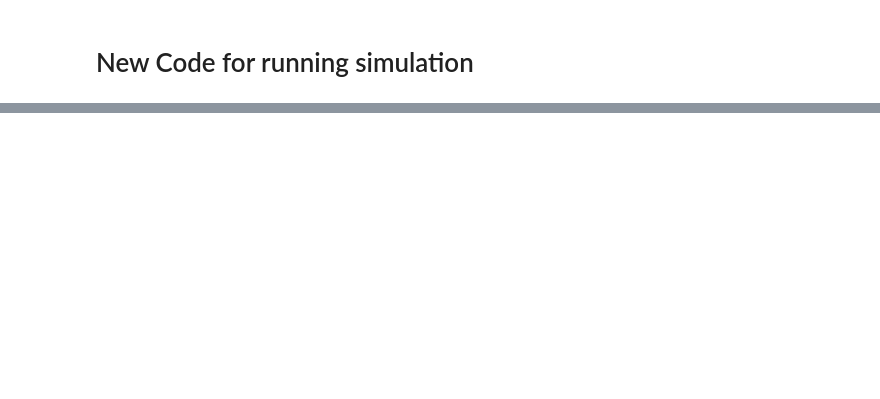
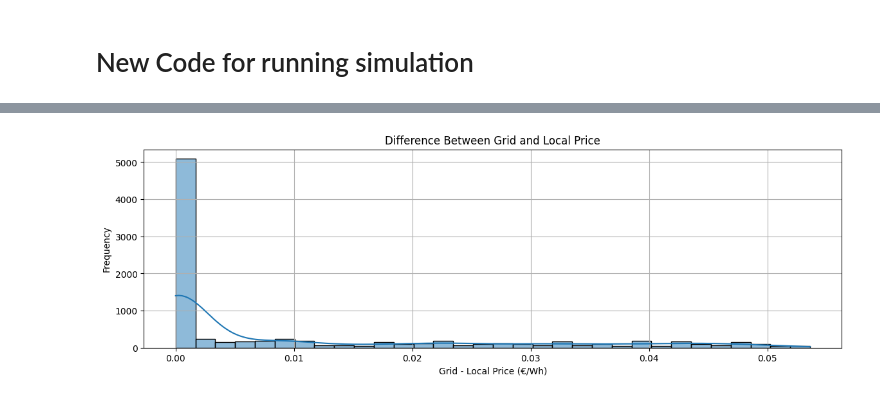
Before and after one commit to BJHeemskerk/P2P-microgrid-simulation, a Jupyter notebook: Mesa_Testing.ipynb, the cells around one changed output, grey strips where cells are left out. Drawn from its saved outputs; the diff is of its cells as text; code cells hidden in the pictures; blank space fills up the shorter version.

```diff
--- a/Mesa_Testing.ipynb
+++ b/Mesa_Testing.ipynb
@@ -545,0 +148,14 @@ KeyboardInterrupt:
+# %%
+import seaborn as sns
+
+sim_df["price_diff"] = sim_df["grid_price"] - sim_df["local_price"]
+
+plt.figure(figsize=(14, 4))
+sns.histplot(sim_df["price_diff"], kde=True)
+plt.title("Difference Between Grid and Local Price")
+plt.xlabel("Grid - Local Price (€/Wh)")
+plt.ylabel("Frequency")
+plt.grid(True)
+plt.show()
+# %% [output]
+[figure, added]
```
Also changed, not shown: parts of 24 cells of this notebook, 4 other files.
